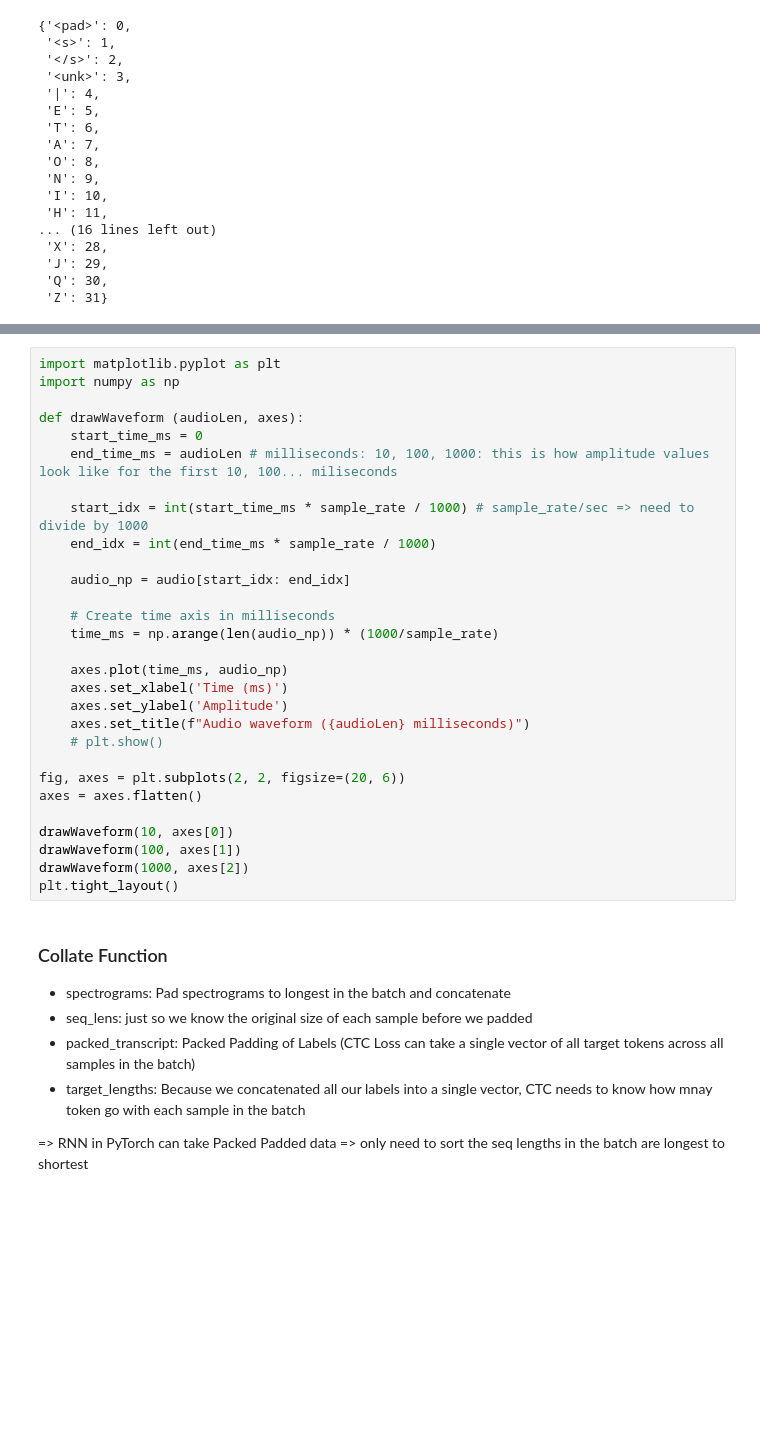
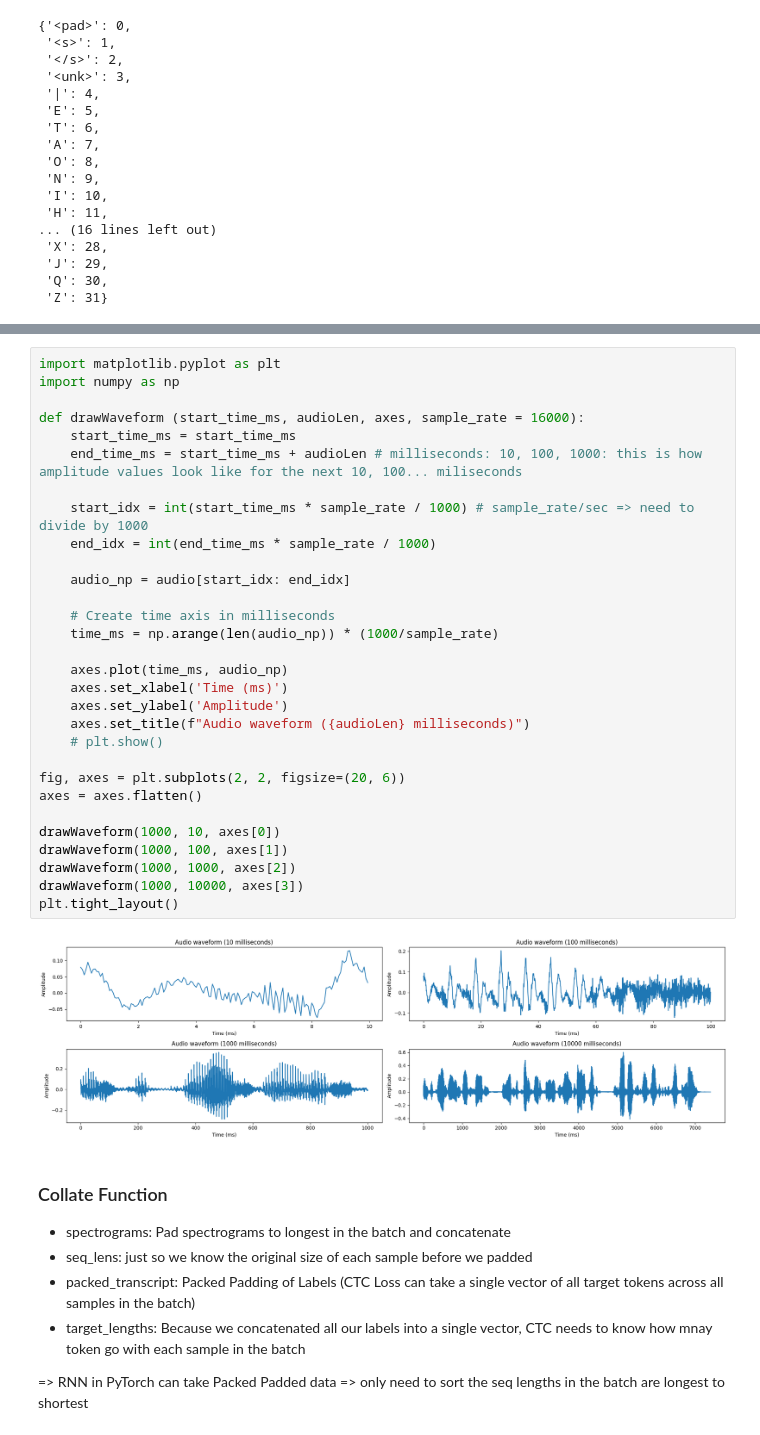
Before and after one commit to huyendt1610/speech-to-text, a Jupyter notebook: libri_data_set.ipynb, the cells around one changed output, grey strips where cells are left out. Cells and saved outputs as stored; diff of their text form; blank space fills up the shorter version.

```diff
--- a/libri_data_set.ipynb
+++ b/libri_data_set.ipynb
@@ -185,32 +291,35 @@ AS I APPROACHED THE CITY I HEARD BELLS RINGING AND A LITTLE LATER I FOUND THE ST
 # %%
 import matplotlib.pyplot as plt
 import numpy as np
 
-def drawWaveform (audioLen, axes):
-    start_time_ms = 0
-    end_time_ms = audioLen # milliseconds: 10, 100, 1000: this is how amplitude values look like for the first 10, 100... miliseconds
+def drawWaveform (start_time_ms, audioLen, axes, sample_rate = 16000):
+    start_time_ms = start_time_ms
+    end_time_ms = start_time_ms + audioLen # milliseconds: 10, 100, 1000: this is how amplitude values look like for the next 10, 100... miliseconds
 
     start_idx = int(start_time_ms * sample_rate / 1000) # sample_rate/sec => need to divide by 1000
     end_idx = int(end_time_ms * sample_rate / 1000)
 
     audio_np = audio[start_idx: end_idx]
 
     # Create time axis in milliseconds
     time_ms = np.arange(len(audio_np)) * (1000/sample_rate)
 
     axes.plot(time_ms, audio_np)
     axes.set_xlabel('Time (ms)')
     axes.set_ylabel('Amplitude')
     axes.set_title(f"Audio waveform ({audioLen} milliseconds)")
     # plt.show()
 
 fig, axes = plt.subplots(2, 2, figsize=(20, 6))
 axes = axes.flatten()
 
-drawWaveform(10, axes[0])
-drawWaveform(100, axes[1])
-drawWaveform(1000, axes[2])
+drawWaveform(1000, 10, axes[0])
+drawWaveform(1000, 100, axes[1])
+drawWaveform(1000, 1000, axes[2])
+drawWaveform(1000, 10000, axes[3])
 plt.tight_layout()
+# %% [output]
+[figure, added]
 # %% [markdown]
 ### Collate Function
 - spectrograms: Pad spectrograms to longest in the batch and concatenate
```
Also changed, not shown: parts of 53 cells of this notebook, 1 other file.
